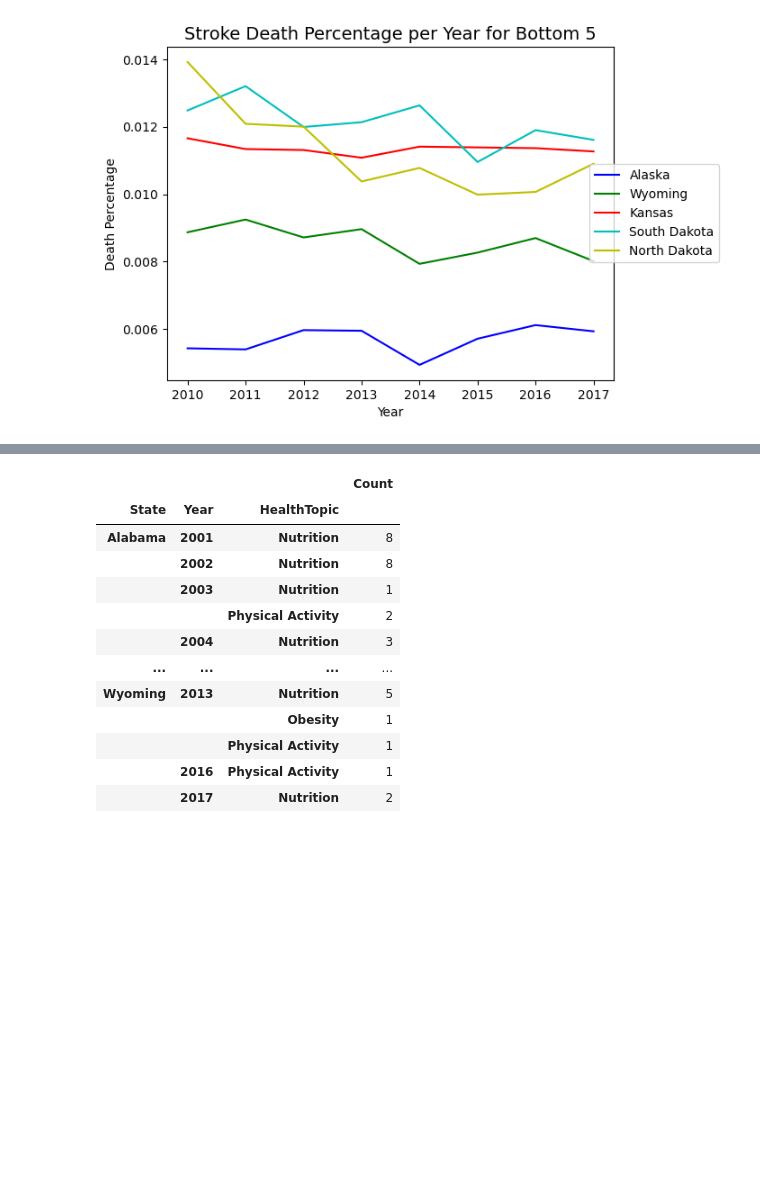
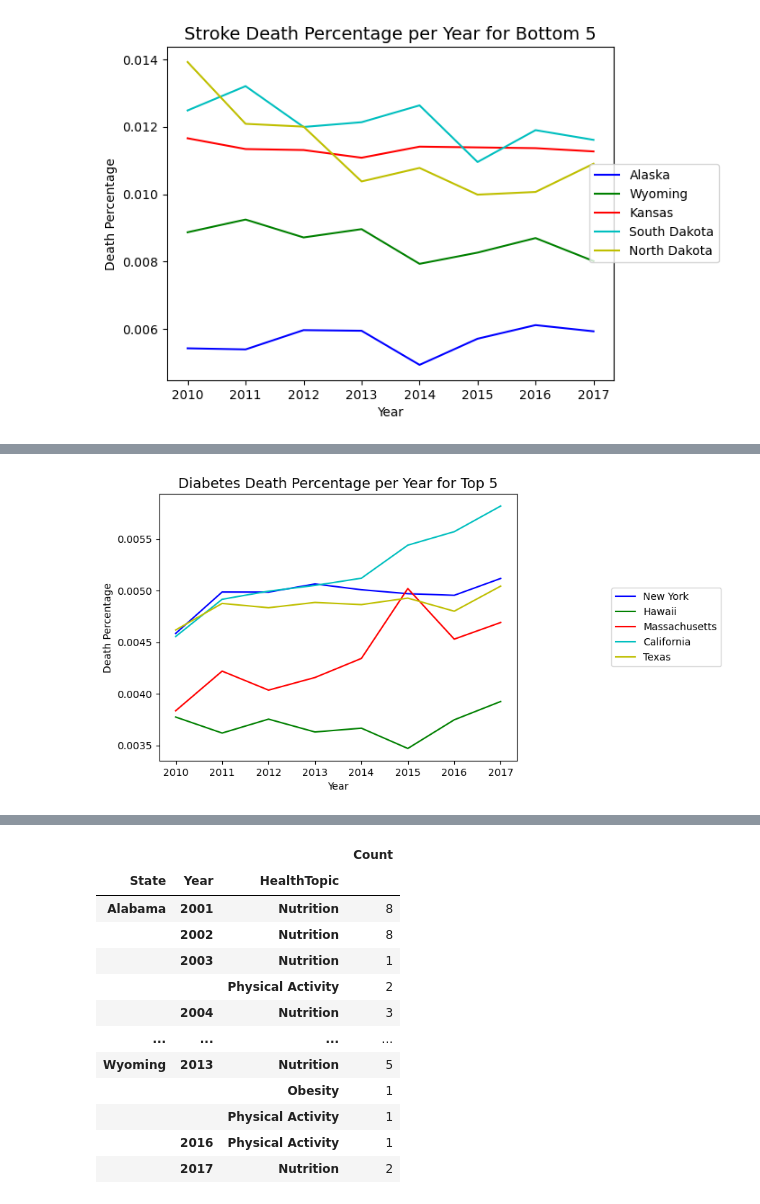
Before and after one commit to wreinhold/bootcamp-group1-project, a Jupyter notebook: deaths_legislation.ipynb, the cells around one changed output, grey strips where cells are left out. Cells and saved outputs as stored; diff of their text form; code cells hidden in the pictures; blank space fills up the shorter version.

Commit message:
line graphs for Diabetic death rates added

```diff
--- a/deaths_legislation.ipynb
+++ b/deaths_legislation.ipynb
@@ -147,3 +147,8 @@ plt.legend(loc='center right', bbox_to_anchor=(1.25, 0.5))
 plt.show()
 # %% [output]
 [figure]
+# %%
+# Filter merged DataFrom from merge_Df by death cause is by only Diabetes
+diabetic_df = merged_df.drop(merged_df[merged_df['Cause Name'] != 'Diabetes'].index)
+diabetic_df = diabetic_df.sort_values(by = ["NAME", "Year"])
+diabetic_df
@@ -149,0 +169,22 @@ plt.show()
+# %%
+#Set parameters for state data
+#Top 5 states for legislation passed
+new_york = diabetic_df.loc[diabetic_df["NAME"]=="New York"]
+hawaii = diabetic_df.loc[diabetic_df["NAME"]=="Hawaii"]
+mass = diabetic_df.loc[diabetic_df["NAME"]=="Massachusetts"]
+cali = diabetic_df.loc[diabetic_df["NAME"]=="California"]
+texas = diabetic_df.loc[diabetic_df["NAME"]=="Texas"]
+
+#Make a line graph fot Top 5 states for stoke
+plt.plot(new_york["Year"], new_york["Death Percentage"], color = "b", label = "New York")
+plt.plot(hawaii["Year"], hawaii["Death Percentage"], color = "g", label = "Hawaii")
+plt.plot(mass["Year"], mass["Death Percentage"], color = "r", label = "Massachusetts")
+plt.plot(cali["Year"], cali["Death Percentage"], color = "c", label = "California")
+plt.plot(texas["Year"], texas["Death Percentage"], color = "y", label = "Texas")
+plt.title("Diabetes Death Percentage per Year for Top 5", fontsize = 14)
+plt.xlabel("Year")
+plt.ylabel("Death Percentage")
+plt.legend(loc='center left', bbox_to_anchor=(1.25, 0.5))
+plt.show()
+# %% [output]
+[figure, added]
```
Also changed, not shown: parts of 3 cells of this notebook.
